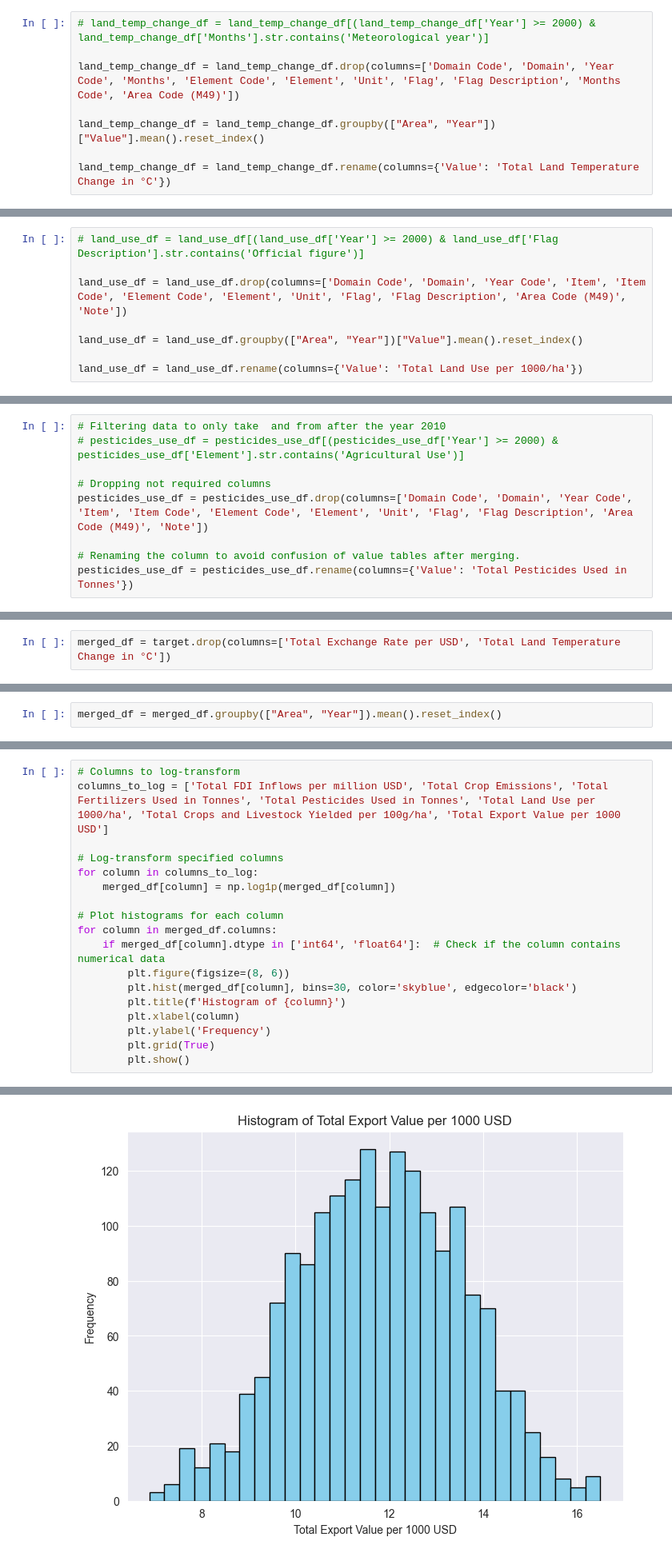
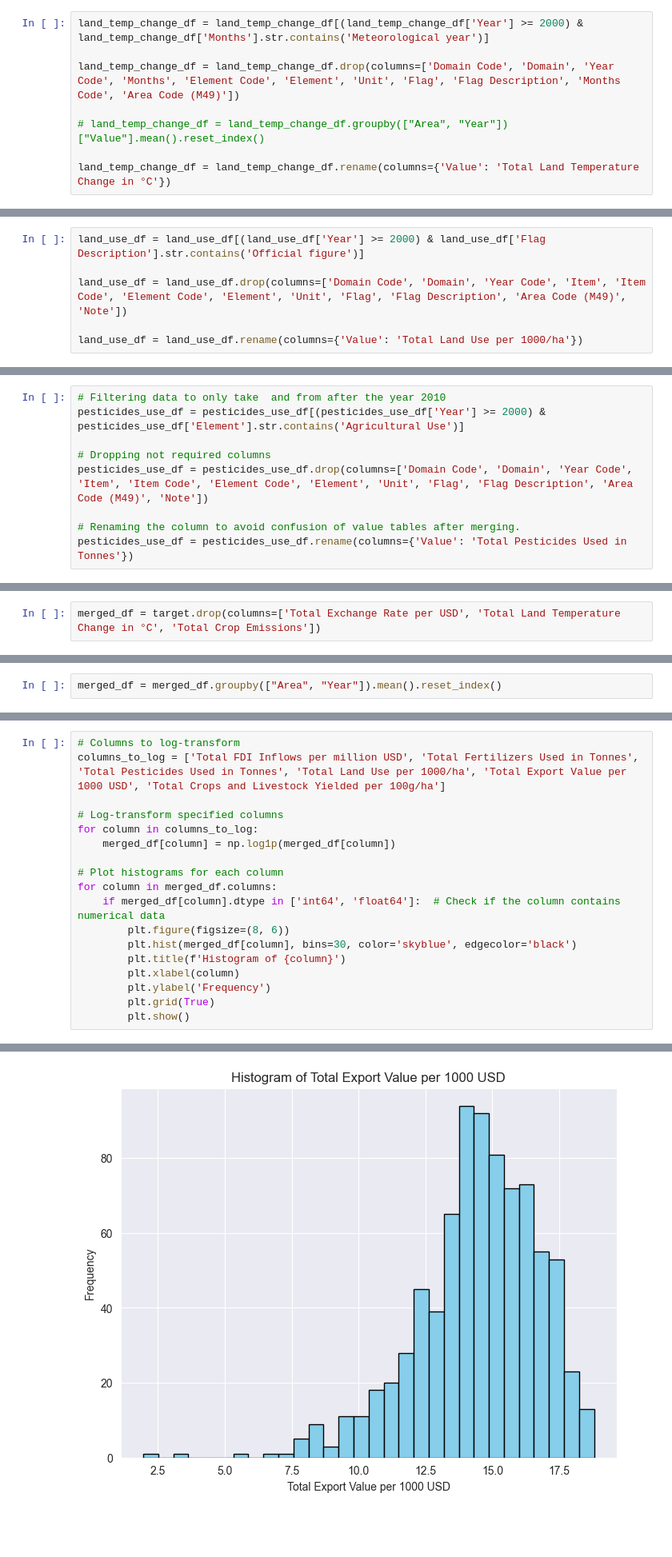
Before and after one commit to thepercyj/MLP, a Jupyter notebook: Assignment_Masters.ipynb, the cells around one changed output, grey strips where cells are left out. Shown at 80% size. Cells and saved outputs as stored; diff of their text form; blank space fills up the shorter version.

```diff
--- a/Assignment_Masters.ipynb
+++ b/Assignment_Masters.ipynb
@@ -1140,11 +1140,11 @@ Data columns (total 14 columns):
 dtypes: float64(1), int64(5), object(8)
 memory usage: 5.9+ MB
 # %%
-# land_temp_change_df = land_temp_change_df[(land_temp_change_df['Year'] >= 2000) & land_temp_change_df['Months'].str.contains('Meteorological year')]
+land_temp_change_df = land_temp_change_df[(land_temp_change_df['Year'] >= 2000) & land_temp_change_df['Months'].str.contains('Meteorological year')]
 
 land_temp_change_df = land_temp_change_df.drop(columns=['Domain Code', 'Domain', 'Year Code', 'Months', 'Element Code', 'Element', 'Unit', 'Flag', 'Flag Description', 'Months Code', 'Area Code (M49)'])
 
-land_temp_change_df = land_temp_change_df.groupby(["Area", "Year"])["Value"].mean().reset_index()
+# land_temp_change_df = land_temp_change_df.groupby(["Area", "Year"])["Value"].mean().reset_index()
 
 land_temp_change_df = land_temp_change_df.rename(columns={'Value': 'Total Land Temperature Change in °C'})
 # %%
@@ -1255,12 +1255,10 @@ Data columns (total 15 columns):
 dtypes: float64(1), int64(5), object(9)
 memory usage: 11.2+ MB
 # %%
-# land_use_df = land_use_df[(land_use_df['Year'] >= 2000) & land_use_df['Flag Description'].str.contains('Official figure')]
+land_use_df = land_use_df[(land_use_df['Year'] >= 2000) & land_use_df['Flag Description'].str.contains('Official figure')]
 
 land_use_df = land_use_df.drop(columns=['Domain Code', 'Domain', 'Year Code', 'Item', 'Item Code', 'Element Code', 'Element', 'Unit', 'Flag', 'Flag Description', 'Area Code (M49)', 'Note'])
 
-land_use_df = land_use_df.groupby(["Area", "Year"])["Value"].mean().reset_index()
-
 land_use_df = land_use_df.rename(columns={'Value': 'Total Land Use per 1000/ha'})
 # %%
 # Check for NaN values
@@ -1371,7 +1369,7 @@ dtypes: float64(1), int64(5), object(9)
 memory usage: 4.0+ MB
 # %%
 # Filtering data to only take  and from after the year 2010
-# pesticides_use_df = pesticides_use_df[(pesticides_use_df['Year'] >= 2000) & pesticides_use_df['Element'].str.contains('Agricultural Use')]
+pesticides_use_df = pesticides_use_df[(pesticides_use_df['Year'] >= 2000) & pesticides_use_df['Element'].str.contains('Agricultural Use')]
 
 # Dropping not required columns
 pesticides_use_df = pesticides_use_df.drop(columns=['Domain Code', 'Domain', 'Year Code', 'Item', 'Item Code', 'Element Code', 'Element', 'Unit', 'Flag', 'Flag Description', 'Area Code (M49)', 'Note'])
@@ -1452,6 +1540,6 @@ Total Exchange Rate per USD                     -0.009851
 Name: Total Export Value per 1000 USD, dtype: float64
 # %%
-merged_df = target.drop(columns=['Total Exchange Rate per USD', 'Total Land Temperature Change in °C'])
+merged_df = target.drop(columns=['Total Exchange Rate per USD', 'Total Land Temperature Change in °C', 'Total Crop Emissions'])
 # %%
 merged_df.shape
 # %% [output]
@@ -1516,6 +1603,6 @@ for column in merged_df.columns:
 # %%
 # Columns to log-transform
-columns_to_log = ['Total FDI Inflows per million USD', 'Total Crop Emissions', 'Total Fertilizers Used in Tonnes', 'Total Pesticides Used in Tonnes', 'Total Land Use per 1000/ha', 'Total Crops and Livestock Yielded per 100g/ha', 'Total Export Value per 1000 USD']
+columns_to_log = ['Total FDI Inflows per million USD', 'Total Fertilizers Used in Tonnes', 'Total Pesticides Used in Tonnes', 'Total Land Use per 1000/ha', 'Total Export Value per 1000 USD', 'Total Crops and Livestock Yielded per 100g/ha']
 
 # Log-transform specified columns
 for column in columns_to_log:
@@ -1536 +1623 @@ for column in merged_df.columns:
-[figure, old version]
+[figure, new version]
```
Also changed, not shown: parts of 63 cells of this notebook, 6 other files.
